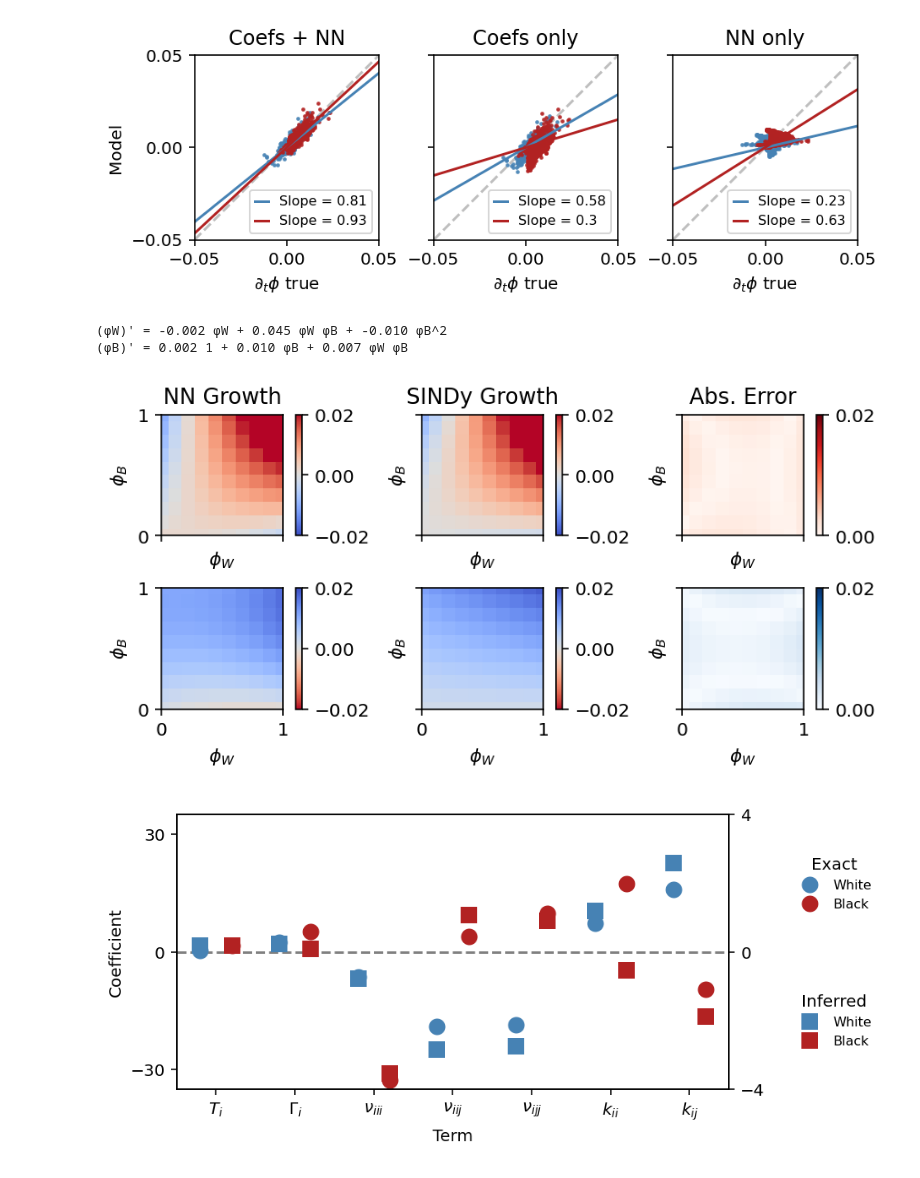
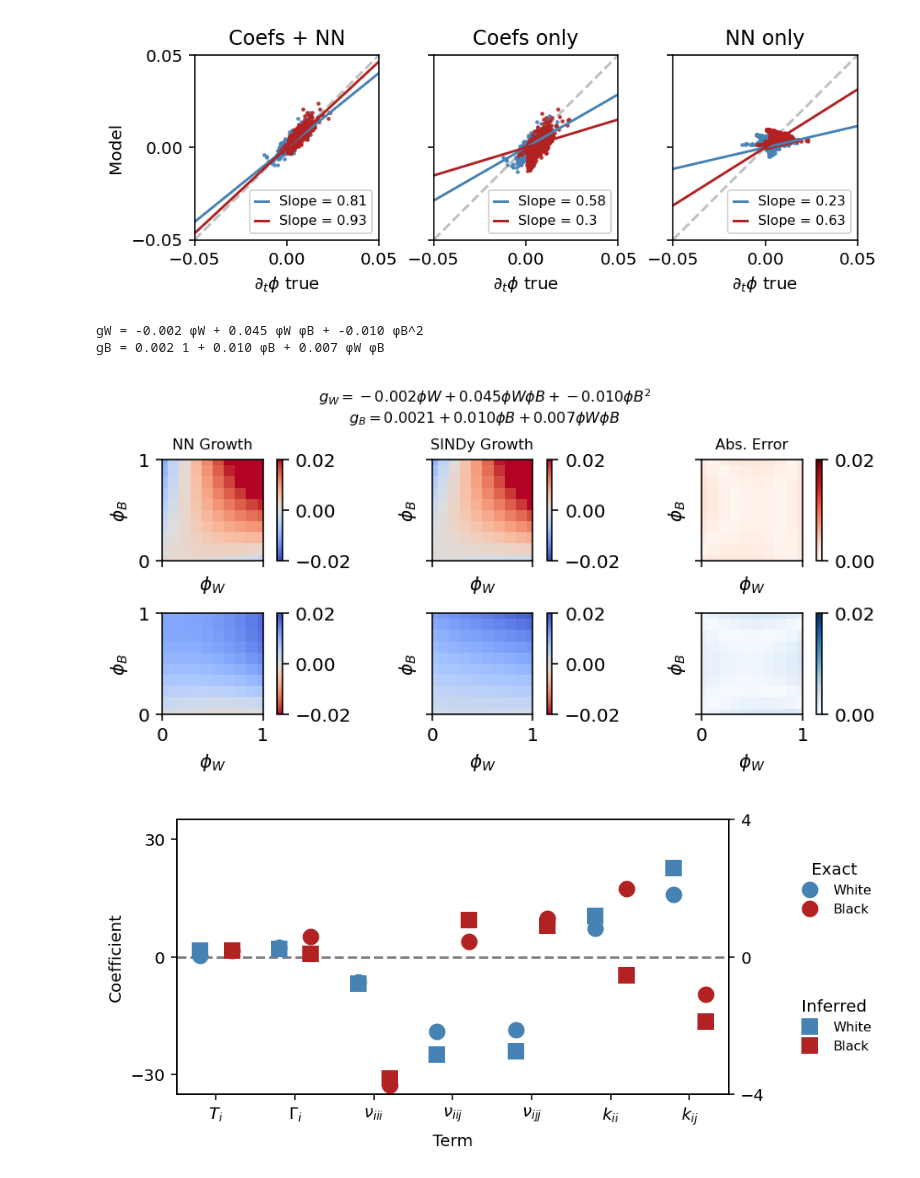
Before and after one commit to jcolen/sociohydro, a Jupyter notebook: param_inference/HybridInferenceAnalysis.ipynb, the cells around one changed output. Saved outputs shown, nothing was run; the diff lists cells and outputs as text; code cells hidden in the pictures.

```diff
--- a/param_inference/HybridInferenceAnalysis.ipynb
+++ b/param_inference/HybridInferenceAnalysis.ipynb
@@ -181,45 +192,52 @@ sindy = ps.SINDy(
     feature_names=['ϕW', 'ϕB'],
 )
 sindy.fit(x=phiWB.T, x_dot=nn_out.T)
-sindy.print()
+sindy.print(lhs=['gW', 'gB'])
 sindy_out = sindy.predict(phiWB.T).T
 
 phiWB = phiWB.reshape([2, N, N])
 nn_out = nn_out.reshape([2, N, N])
 sindy_out = sindy_out.reshape([2, N, N])
 
 vmax = 0.02
 
 fig, ax = plt.subplots(2, 3, dpi=144, figsize=(6, 3),
                        sharex=True, sharey=True, constrained_layout=True)
 c = ax[0,0].pcolormesh(phiWB[0], phiWB[1], nn_out[0], cmap='coolwarm', vmin=-vmax, vmax=vmax)
 fig.colorbar(c, ax=ax[0,0], ticks=[-vmax, 0, vmax])
 c = ax[1,0].pcolormesh(phiWB[0], phiWB[1], nn_out[1], cmap='coolwarm_r', vmin=-vmax, vmax=vmax)
 fig.colorbar(c, ax=ax[1,0], ticks=[-vmax, 0, vmax])
-ax[0,0].set_title('NN Growth')
+ax[0,0].set_title('NN Growth', fontsize=8)
 
 c = ax[0,1].pcolormesh(phiWB[0], phiWB[1], sindy_out[0], cmap='coolwarm', vmin=-vmax, vmax=vmax)
 fig.colorbar(c, ax=ax[0,1], ticks=[-vmax, 0, vmax])
 c = ax[1,1].pcolormesh(phiWB[0], phiWB[1], sindy_out[1], cmap='coolwarm_r', vmin=-vmax, vmax=vmax)
 fig.colorbar(c, ax=ax[1,1], ticks=[-vmax, 0, vmax])
-ax[0,1].set_title('SINDy Growth')
+ax[0,1].set_title('SINDy Growth', fontsize=8)
 
 c = ax[0,2].pcolormesh(phiWB[0], phiWB[1], np.abs(nn_out[0]-sindy_out[0]), cmap='Reds', vmin=0, vmax=vmax)
 fig.colorbar(c, ax=ax[0,2], ticks=[0, vmax])
 c = ax[1,2].pcolormesh(phiWB[0], phiWB[1], np.abs(nn_out[1]-sindy_out[1]), cmap='Blues', vmin=0, vmax=vmax)
 fig.colorbar(c, ax=ax[1,2], ticks=[0, vmax])
-ax[0,2].set_title('Abs. Error')
+ax[0,2].set_title('Abs. Error', fontsize=8)
 
 for a in ax.ravel():
     a.set(
         xlabel=r'$\phi_W$', xlim=[0,1], xticks=[0,1],
         ylabel=r'$\phi_B$', ylim=[0,1], yticks=[0,1],
         aspect=1,
     )
+
+eqns = sindy.equations()
+title  = f'$g_W = {eqns[0]}$\n'
+title += f'$g_B = {eqns[1]}$'
+fig.suptitle(title, fontsize=8)
+
+fig.savefig(f'{model_dir}/growth_model.png', bbox_inches='tight')
 # %% [output]
-(ϕW)' = -0.002 ϕW + 0.045 ϕW ϕB + -0.010 ϕB^2
-(ϕB)' = 0.002 1 + 0.010 ϕB + 0.007 ϕW ϕB
+gW = -0.002 ϕW + 0.045 ϕW ϕB + -0.010 ϕB^2
+gB = 0.002 1 + 0.010 ϕB + 0.007 ϕW ϕB
-[figure, old version]
+[figure, new version]
 # %%
 import json
 import seaborn as sns
```
Also changed, not shown: parts of 7 cells of this notebook, 25 other files.
